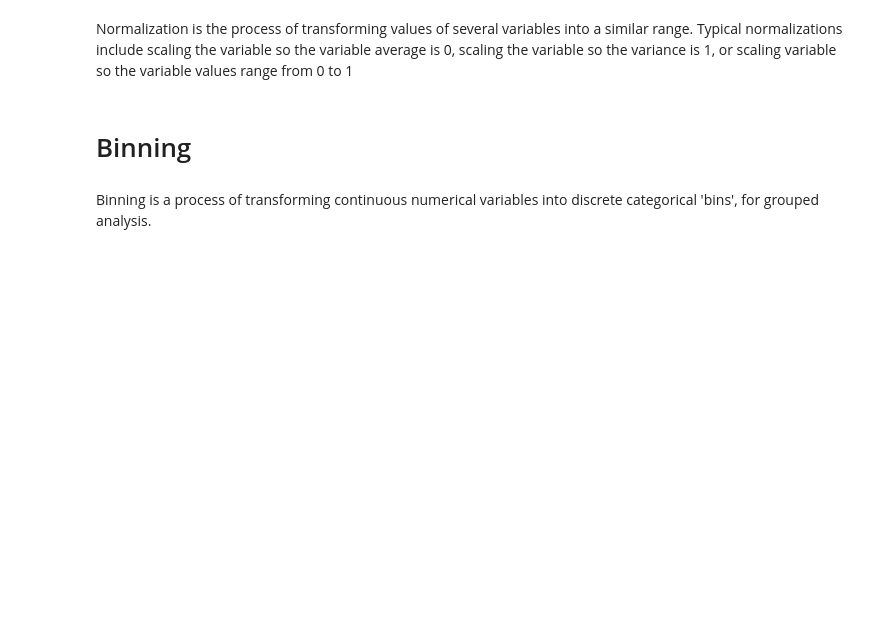
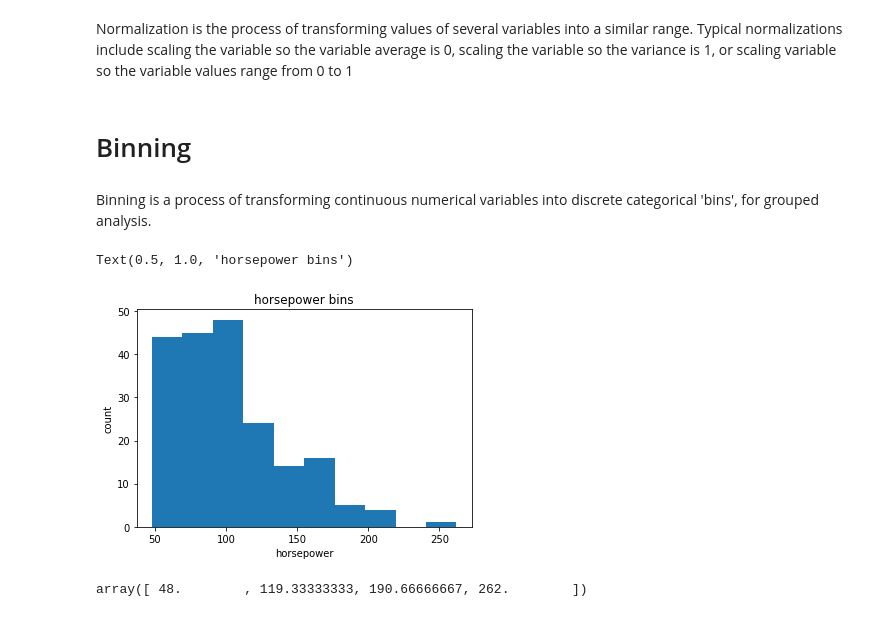
Before and after one commit to antobarbero/analyzing_data_course_edx, a Jupyter notebook: lab2_data_wrangling.ipynb, the cells around one changed output. Cells and saved outputs as stored; diff of their text form; code cells hidden in the pictures; blank space fills up the shorter version.

```diff
--- a/lab2_data_wrangling.ipynb
+++ b/lab2_data_wrangling.ipynb
@@ -89,6 +89,7 @@ df['stroke'].replace(np.nan, avg_stroke, inplace=True)
 # Calculate the mean value for 'horsepower' column and replace nans
 avg_horsepower = df['horsepower'].astype('float').mean(axis=0)
 print("Average horsepower:", avg_horsepower)
+df['horsepower'].replace(np.nan, avg_horsepower, inplace=True)
 
 # peak-rpm
 avg_peakrpm=df['peak-rpm'].astype('float').mean(axis=0)
@@ -227,3 +228,29 @@ df['height'] = df['height']/df['height'].max()
 # Binning
 # %% [markdown]
 Binning is a process of transforming continuous numerical variables into discrete categorical 'bins', for grouped analysis.
+# %%
+df["horsepower"] = df["horsepower"].astype(int, copy=True)
+# %%
+# Plot histogram of horse power to see what the distribution of horsepower looks like
+
+%matplotlib inline
+import matplotlib as plt
+from matplotlib import pyplot
+
+plt.pyplot.hist(df['horsepower'])
+
+# Set x/y labels and plot title
+plt.pyplot.xlabel('horsepower')
+plt.pyplot.ylabel('count')
+plt.pyplot.title('horsepower bins')
+# %% [output]
+Text(0.5, 1.0, 'horsepower bins')
+[figure, added]
+# %%
+# We would like 3 bins of equal size bandwidth
+bins = np.linspace(start=min(df['horsepower']),
+                   stop=max(df['horsepower']),
+                   num=4)
+bins
+# %% [output]
+array([ 48.        , 119.33333333, 190.66666667, 262.        ])
```
Also changed, not shown: parts of 12 cells of this notebook.
